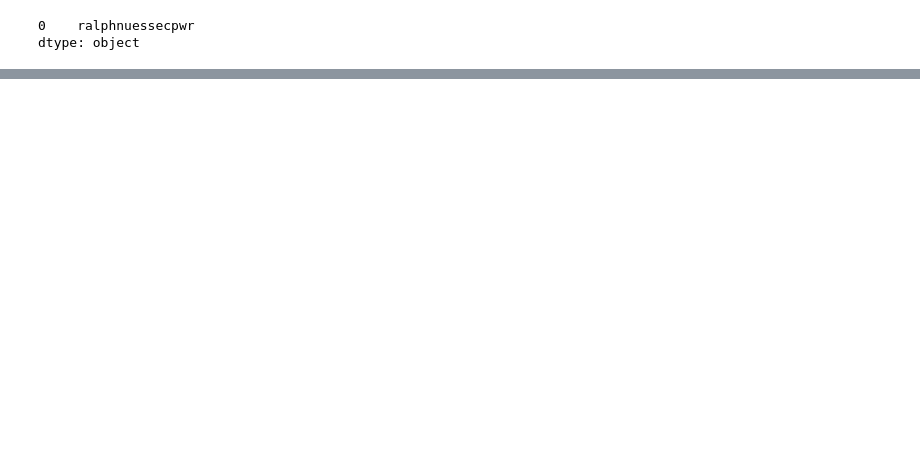
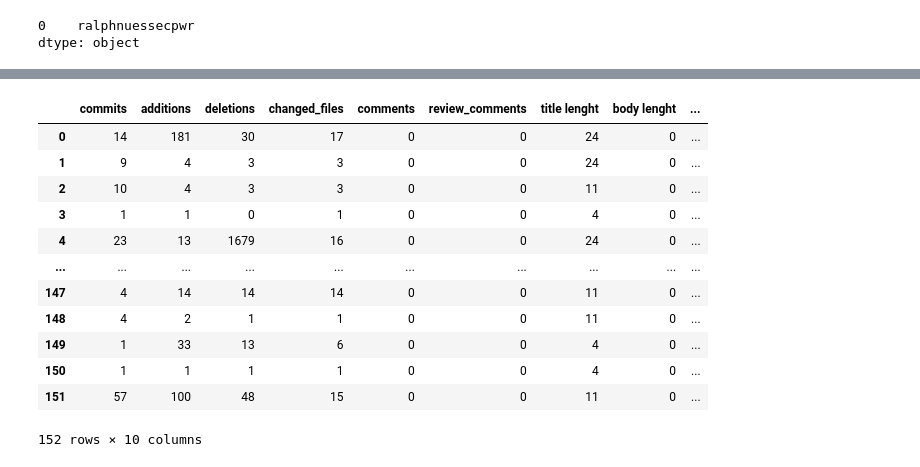
Before and after one commit to fzanart/Socialz, a Jupyter notebook: anomaly_detection.ipynb, the cells around one changed output, grey strips where cells are left out. Cells and saved outputs as stored; diff of their text form; code cells hidden in the pictures; blank space fills up the shorter version.

```diff
--- a/anomaly_detection.ipynb
+++ b/anomaly_detection.ipynb
@@ -212,0 +213,16 @@ plt.show()
+# %%
+data
+# %% [output]
+|  | commits | additions | deletions | changed_files | comments | review_comments | title lenght | body lenght | ... |
+| 0 | 14 | 181 | 30 | 17 | 0 | 0 | 24 | 0 | ... |
+| 1 | 9 | 4 | 3 | 3 | 0 | 0 | 24 | 0 | ... |
+| 2 | 10 | 4 | 3 | 3 | 0 | 0 | 11 | 0 | ... |
+| 3 | 1 | 1 | 0 | 1 | 0 | 0 | 4 | 0 | ... |
+| 4 | 23 | 13 | 1679 | 16 | 0 | 0 | 24 | 0 | ... |
+| ... | ... | ... | ... | ... | ... | ... | ... | ... | ... |
+| 147 | 4 | 14 | 14 | 14 | 0 | 0 | 11 | 0 | ... |
+| 148 | 4 | 2 | 1 | 1 | 0 | 0 | 11 | 0 | ... |
+| 149 | 1 | 33 | 13 | 6 | 0 | 0 | 4 | 0 | ... |
+| 150 | 1 | 1 | 1 | 1 | 0 | 0 | 4 | 0 | ... |
+| 151 | 57 | 100 | 48 | 15 | 0 | 0 | 11 | 0 | ... |
+152 rows × 10 columns
```
Also changed, not shown: parts of 12 cells of this notebook.
